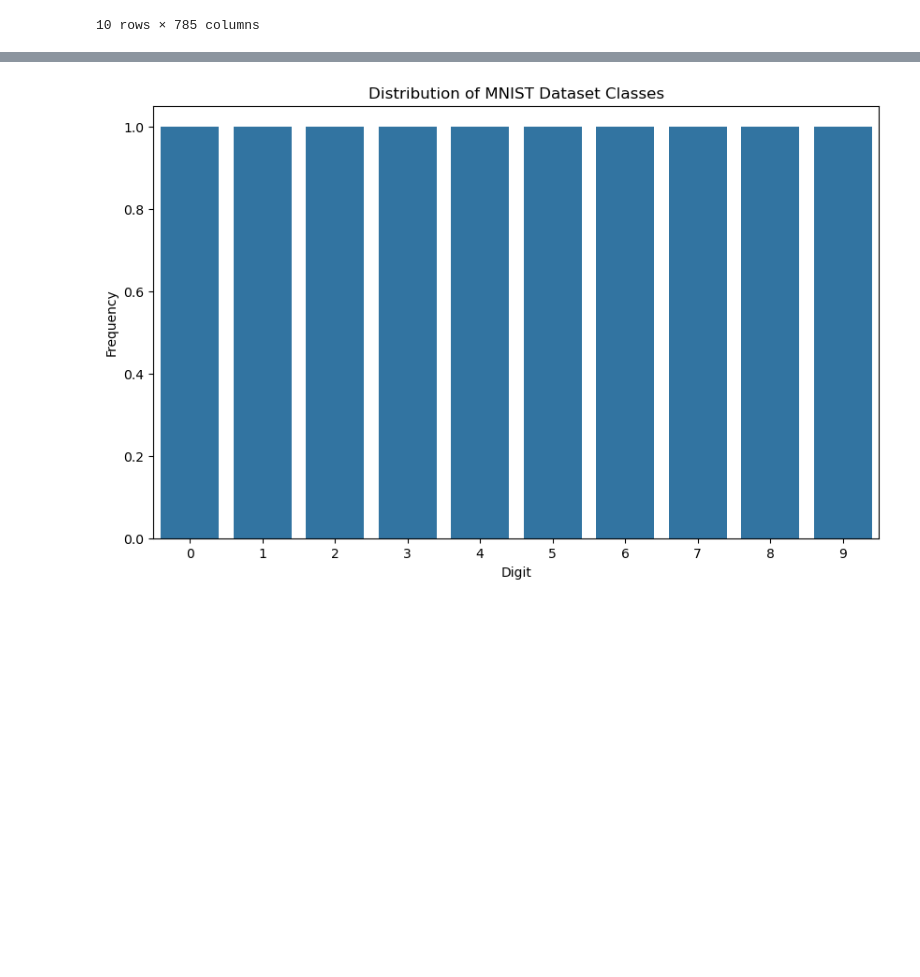
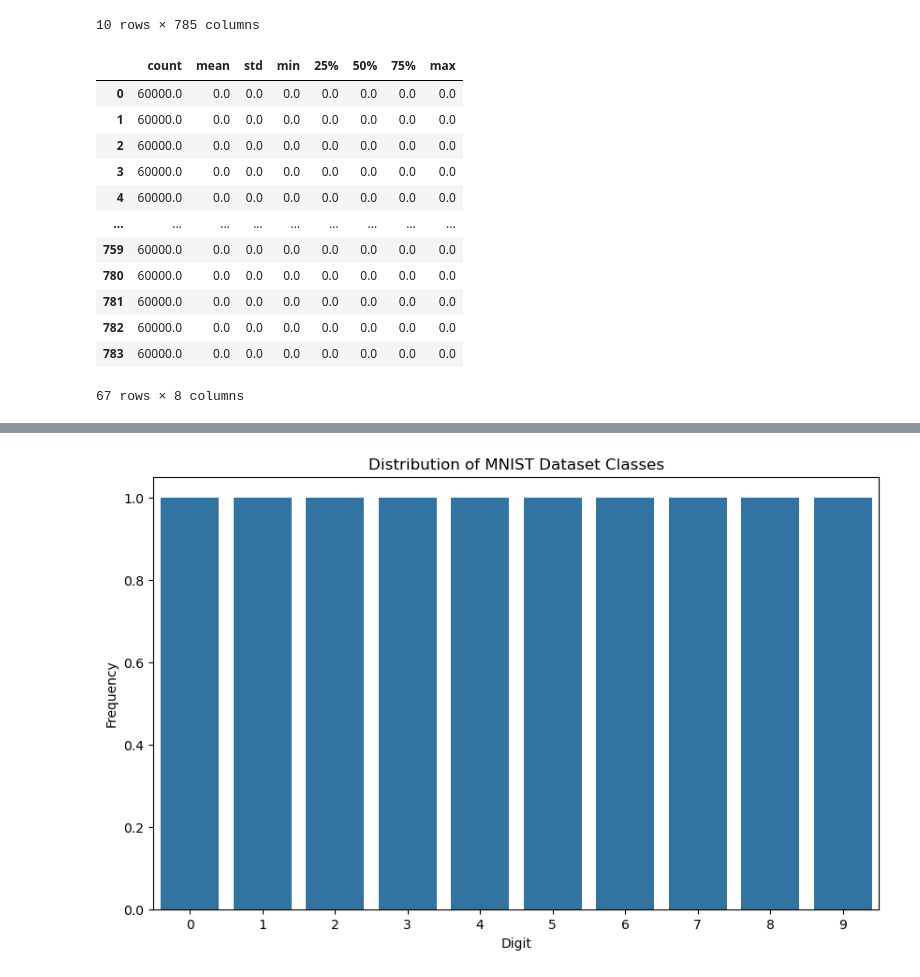
Before and after one commit to ompiepy/DataMining, a Jupyter notebook: Lab 4/KnnOnMNISTDataset.ipynb, the cells around one changed output, grey strips where cells are left out. Cells and saved outputs as stored; diff of their text form; code cells hidden in the pictures; blank space fills up the shorter version.

```diff
--- a/Lab 4/KnnOnMNISTDataset.ipynb
+++ b/Lab 4/KnnOnMNISTDataset.ipynb
@@ -61,3 +59,23 @@ df.head(10)
 | 8 | 0 | 0 | 0 | 0 | 0 | 0 | 0 | 0 | 0 | 0 | ... | ... |
 | 9 | 0 | 0 | 0 | 0 | 0 | 0 | 0 | 0 | 0 | 0 | ... | ... |
 10 rows × 785 columns
+# %%
+describe = df.describe()
+# describe[describe['mean'] == 0]
+describe = describe.transpose()
+drop_columns = describe[(describe['min'] == 0) & describe['max'] == 0]
+drop_columns
+# %% [output]
+|  | count | mean | std | min | 25% | 50% | 75% | max |
+| 0 | 60000.0 | 0.0 | 0.0 | 0.0 | 0.0 | 0.0 | 0.0 | 0.0 |
+| 1 | 60000.0 | 0.0 | 0.0 | 0.0 | 0.0 | 0.0 | 0.0 | 0.0 |
+| 2 | 60000.0 | 0.0 | 0.0 | 0.0 | 0.0 | 0.0 | 0.0 | 0.0 |
+| 3 | 60000.0 | 0.0 | 0.0 | 0.0 | 0.0 | 0.0 | 0.0 | 0.0 |
+| 4 | 60000.0 | 0.0 | 0.0 | 0.0 | 0.0 | 0.0 | 0.0 | 0.0 |
+| ... | ... | ... | ... | ... | ... | ... | ... | ... |
+| 759 | 60000.0 | 0.0 | 0.0 | 0.0 | 0.0 | 0.0 | 0.0 | 0.0 |
+| 780 | 60000.0 | 0.0 | 0.0 | 0.0 | 0.0 | 0.0 | 0.0 | 0.0 |
+| 781 | 60000.0 | 0.0 | 0.0 | 0.0 | 0.0 | 0.0 | 0.0 | 0.0 |
+| 782 | 60000.0 | 0.0 | 0.0 | 0.0 | 0.0 | 0.0 | 0.0 | 0.0 |
+| 783 | 60000.0 | 0.0 | 0.0 | 0.0 | 0.0 | 0.0 | 0.0 | 0.0 |
+67 rows × 8 columns
```
Also changed, not shown: parts of 14 cells of this notebook, 2 other files.
